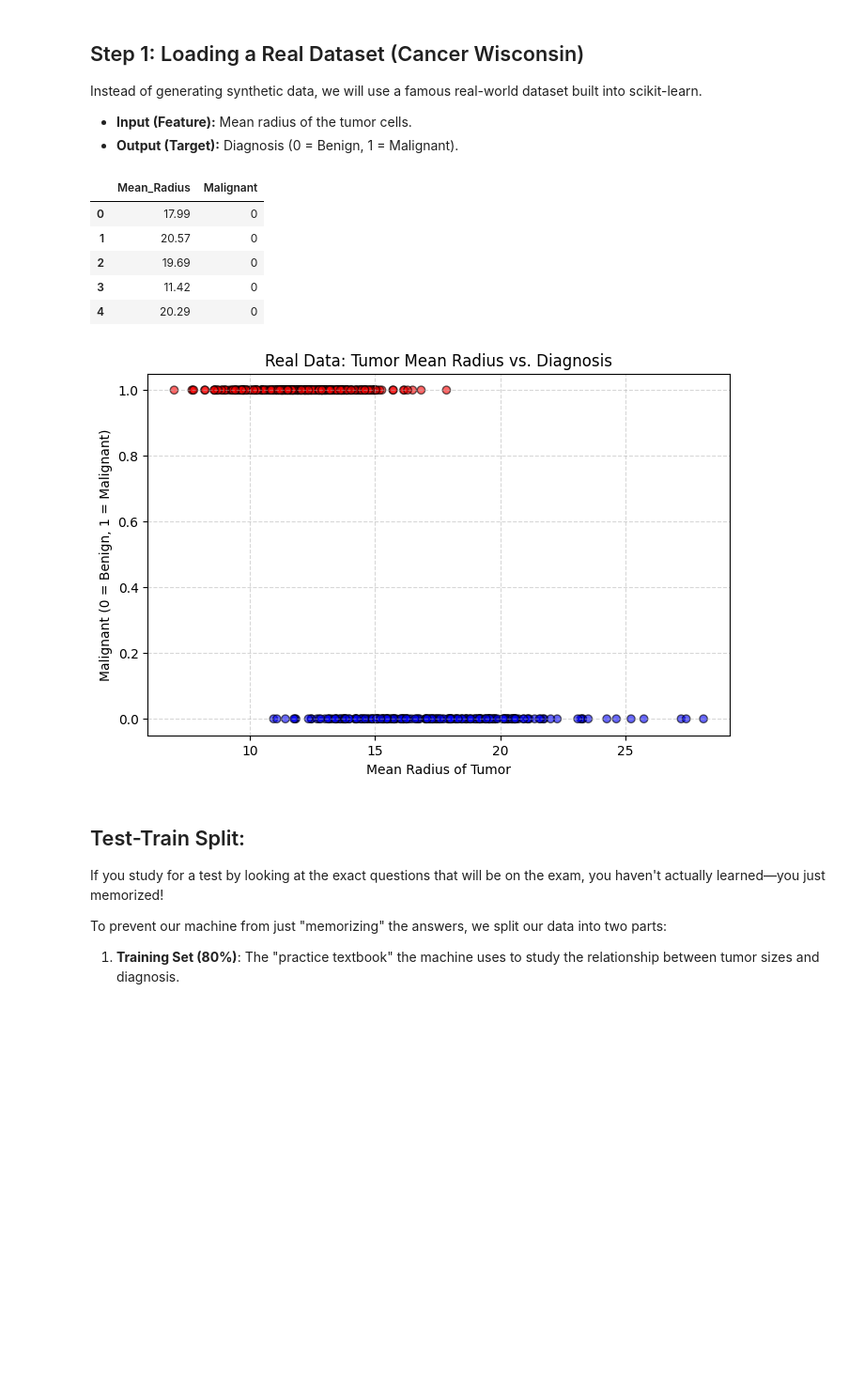
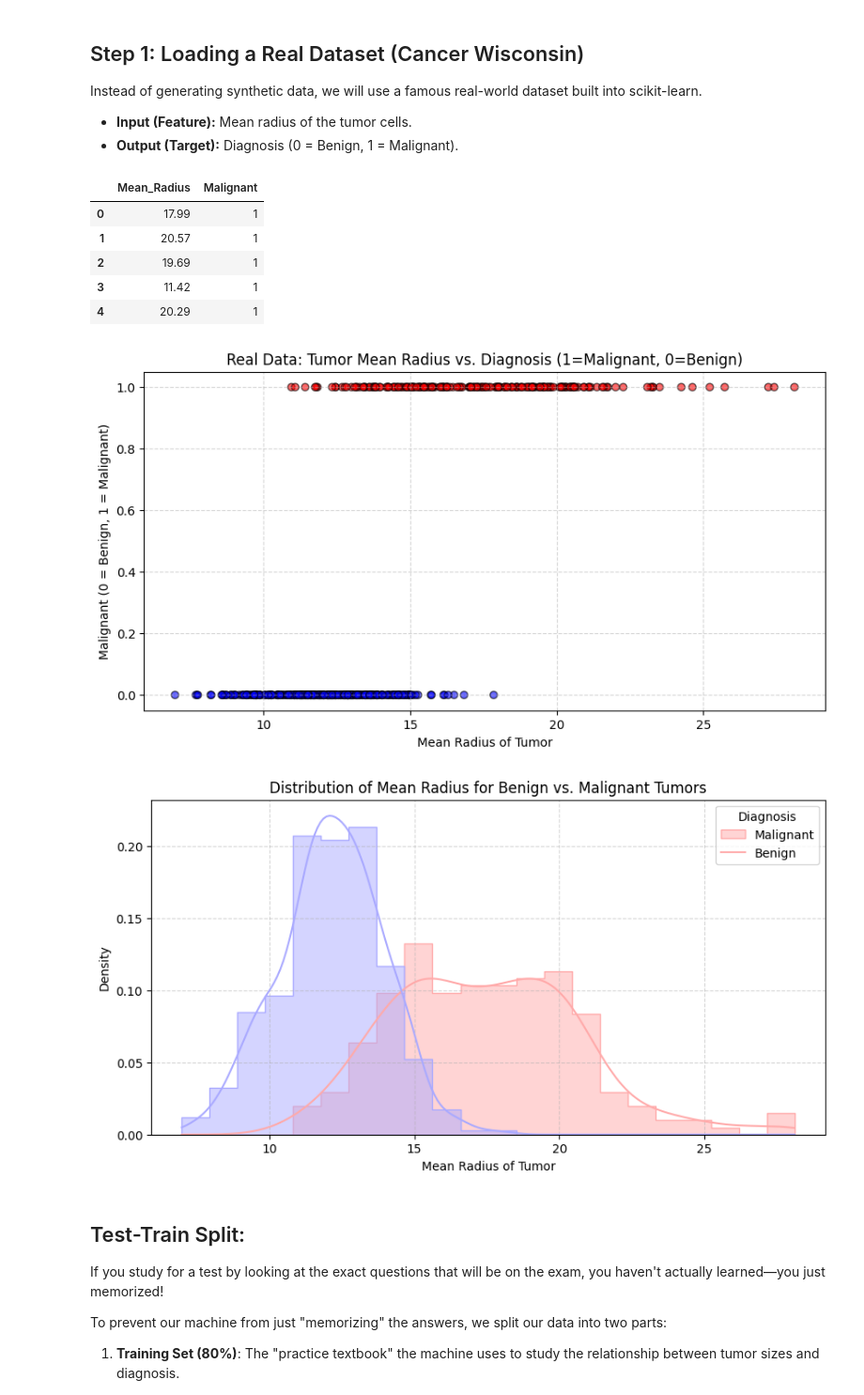
Before and after one commit to OjasRaj/TechSoc_AIML_Orientation_HandsOn, a Jupyter notebook: ML_Hands_On_TechSoc_OR.ipynb, the cells around one changed output. Shown at 94% size. Drawn from its saved outputs; the diff is of its cells as text; code cells hidden in the pictures; blank space fills up the shorter version.

```diff
--- a/ML_Hands_On_TechSoc_OR.ipynb
+++ b/ML_Hands_On_TechSoc_OR.ipynb
@@ -20,36 +20,52 @@ Instead of generating synthetic data, we will use a famous real-world dataset bu
 # %%
 import numpy as np
 import pandas as pd
 import matplotlib.pyplot as plt
+import seaborn as sns
 from sklearn.datasets import load_breast_cancer
 
 # Load the real dataset
 cancer_data = load_breast_cancer()
 
-# We will use the 'mean radius' column as our single feature to keep things easy to visualize
+# We will use the 'mean radius' column as our single feature
 X = cancer_data.data[:, 0]
-y = cancer_data.target
+
+# In scikit-learn's breast cancer dataset:
+# 0 = malignant, 1 = benign
+# To make 1 = Malignant and 0 = Benign as described in the notebook, we flip the binary targets:
+y = 1 - cancer_data.target
 
 # Convert to a friendly table (DataFrame) so we can look at it
 data = pd.DataFrame({'Mean_Radius': X, 'Malignant': y})
 display(data.head())
 
-# Visualize the real data distribution
-plt.figure(figsize=(8, 5))
+# Visualize the real data distribution using a scatter plot
+plt.figure(figsize=(10, 5))
 plt.scatter(data['Mean_Radius'], data['Malignant'], c=data['Malignant'], cmap='bwr', alpha=0.6, edgecolors='k', label='Patients')
-plt.title('Real Data: Tumor Mean Radius vs. Diagnosis')
+plt.title('Real Data: Tumor Mean Radius vs. Diagnosis (1=Malignant, 0=Benign)')
 plt.xlabel('Mean Radius of Tumor')
 plt.ylabel('Malignant (0 = Benign, 1 = Malignant)')
 plt.grid(True, linestyle='--', alpha=0.5)
 plt.show()
+
+# Add a KDE plot to visualize the distributions for both classes
+plt.figure(figsize=(10, 5))
+sns.histplot(data=data, x='Mean_Radius', hue='Malignant', kde=True, element='step', stat='density', common_norm=False, palette='bwr', alpha=0.5)
+plt.title('Distribution of Mean Radius for Benign vs. Malignant Tumors')
+plt.xlabel('Mean Radius of Tumor')
+plt.ylabel('Density')
+plt.legend(title='Diagnosis', labels=['Malignant', 'Benign'])
+plt.grid(True, linestyle='--', alpha=0.5)
+plt.show()
 # %% [output]
 |  | Mean_Radius | Malignant |
-| 0 | 17.99 | 0 |
-| 1 | 20.57 | 0 |
-| 2 | 19.69 | 0 |
-| 3 | 11.42 | 0 |
-| 4 | 20.29 | 0 |
+| 0 | 17.99 | 1 |
+| 1 | 20.57 | 1 |
+| 2 | 19.69 | 1 |
+| 3 | 11.42 | 1 |
+| 4 | 20.29 | 1 |
-[figure, old version]
+[figure, new version]
+[figure, added]
 # %% [markdown]
 ## Test-Train Split:
 If you study for a test by looking at the exact questions that will be on the exam, you haven't actually learned—you just memorized!
```
